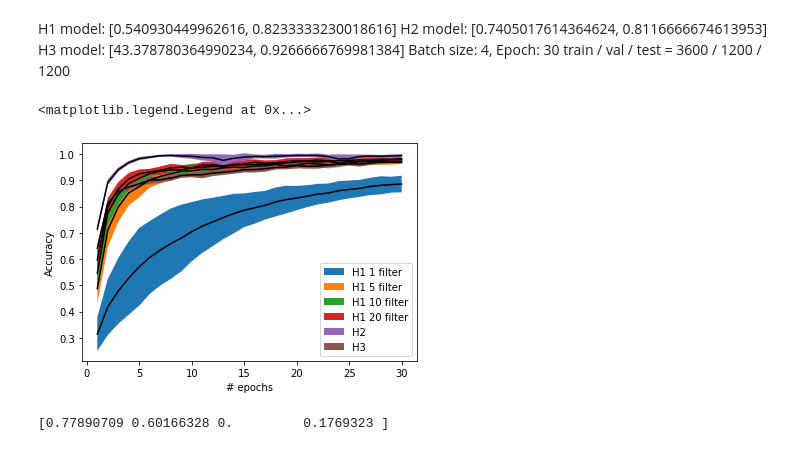
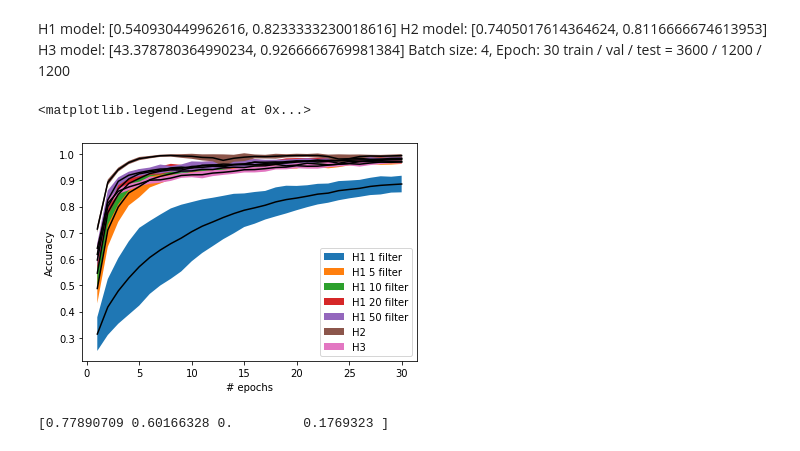
Before and after one commit to vutuanhai237/DynamicQNN, a Jupyter notebook: codes/plt_baseline.ipynb, the cells around one changed output. Saved outputs shown, nothing was run; the diff lists cells and outputs as text; code cells hidden in the pictures.

Commit message:
Run 50 filter MNIST Fashion

```diff
--- a/codes/plt_baseline.ipynb
+++ b/codes/plt_baseline.ipynb
@@ -30,26 +30,26 @@ H3 model:  [43.378780364990234, 0.9266666769981384]
 Batch size: 4, Epoch: 30
 train / val / test = 3600 / 1200 / 1200
 # %%
-filters = [1, 5, 10, 20]
+filters = [1, 5, 10, 20, 50]
 
 for num_filter in filters:
     accs_h1 = np.asarray(np.loadtxt('exps_mnist/h1_' + str(num_filter) + 'filter/h1history_accuracy.txt'))
     plt.plot(range(1, 31), np.mean(accs_h1, axis = 0), 'k-')
     plt.fill_between(range(1, 31), np.mean(accs_h1, axis = 0) - np.std(accs_h1, axis = 0), np.mean(accs_h1, axis = 0) + np.std(accs_h1, axis = 0), label = 'H1 ' + str(num_filter) +' filter')
 
-accs_h2 = np.asarray(np.loadtxt('exps_mnist/h2history_accuracy.txt'))
+accs_h2 = np.asarray(np.loadtxt('exps_mnist/h2_1filter/h2history_accuracy.txt'))
 plt.plot(range(1, 31), np.mean(accs_h2, axis = 0), 'k-')
 plt.fill_between(range(1, 31), np.mean(accs_h2, axis = 0) - np.std(accs_h2, axis = 0), np.mean(accs_h2, axis = 0) + np.std(accs_h2, axis = 0), label = 'H2')
 
-accs_h3 = np.asarray(np.loadtxt('exps_mnist/h3history_accuracy.txt'))
+accs_h3 = np.asarray(np.loadtxt('exps_mnist/h3/h3history_accuracy.txt'))
 plt.plot(range(1, 31), np.mean(accs_h3, axis = 0), 'k-')
 plt.fill_between(range(1, 31), np.mean(accs_h3, axis = 0) - np.std(accs_h3, axis = 0), np.mean(accs_h3, axis = 0) + np.std(accs_h3, axis = 0), label = 'H3')
 plt.xlabel('# epochs')
 plt.ylabel('Accuracy')
 plt.legend()
 # %% [output]
 <matplotlib.legend.Legend at 0x...>
-[figure, old version]
+[figure, new version]
 # %%
 accs_h1 = np.asarray(np.loadtxt('exps_mnist/h1history_accuracy.txt'))
 plt.plot(range(1, 31), np.mean(accs_h1, axis = 0), 'k-')
```
Also changed, not shown: 50 other files.
